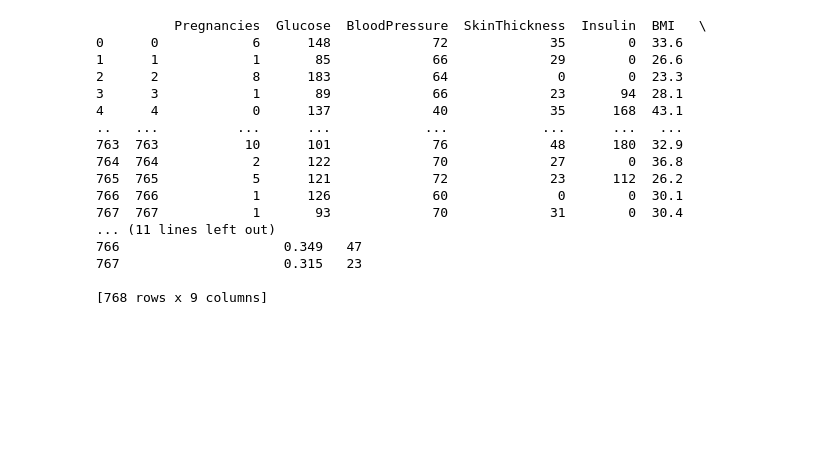
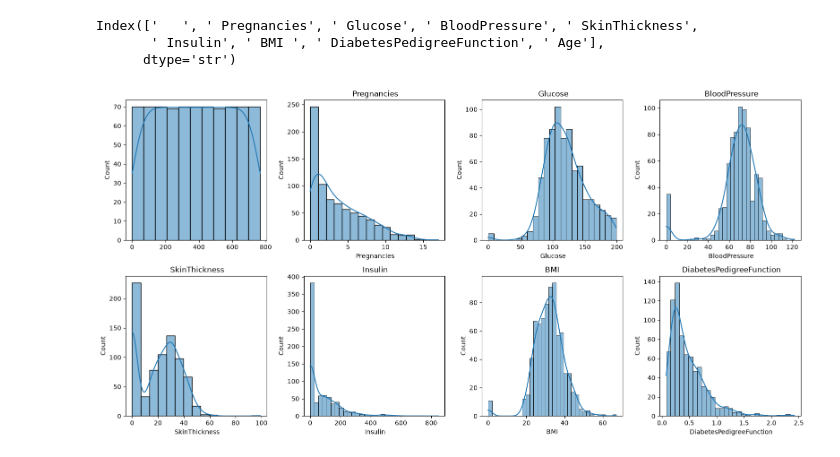
Before and after one commit to Othmanehaiba/Diabete_risk, a Jupyter notebook: notebooks/01_eda_and_preprocessing.ipynb, the cells around one changed output. Saved outputs shown, nothing was run; the diff lists cells and outputs as text; code cells hidden in the pictures; blank space fills up the shorter version.

```diff
--- a/notebooks/01_eda_and_preprocessing.ipynb
+++ b/notebooks/01_eda_and_preprocessing.ipynb
@@ -1,22 +1,23 @@
 # %%
 import pandas as pd
+import numpy as np
+import numpy as np
+import pandas as pd
+import matplotlib.pyplot as plt
+import seaborn as sns
 
 df = pd.read_csv("../data/raw/dataset-diabete-6ab953aea55fc643490108.csv")
+
+df.columns
 # %% [output]
-          Pregnancies  Glucose  BloodPressure  SkinThickness  Insulin  BMI   \
-0      0            6      148             72             35        0  33.6
-1      1            1       85             66             29        0  26.6
-2      2            8      183             64              0        0  23.3
-3      3            1       89             66             23       94  28.1
-4      4            0      137             40             35      168  43.1
-..   ...          ...      ...            ...            ...      ...   ...
-763  763           10      101             76             48      180  32.9
-764  764            2      122             70             27        0  36.8
-765  765            5      121             72             23      112  26.2
-766  766            1      126             60              0        0  30.1
-767  767            1       93             70             31        0  30.4
-... (11 lines left out)
-766                     0.349   47
-767                     0.315   23
-
-[768 rows x 9 columns]
+Index(['   ', ' Pregnancies', ' Glucose', ' BloodPressure', ' SkinThickness',
+       ' Insulin', ' BMI ', ' DiabetesPedigreeFunction', ' Age'],
+      dtype='str')
+# %%
+fig, axes = plt.subplots(2, 4, figsize=(16, 8))
+for ax, col in zip(axes.flat, df.columns):
+    sns.histplot(df[col], ax=ax, kde=True)
+    ax.set_title(col)
+plt.tight_layout()
+# %% [output]
+[figure, added]
```
Also changed, not shown: parts of 8 cells of this notebook, 39 other files.
